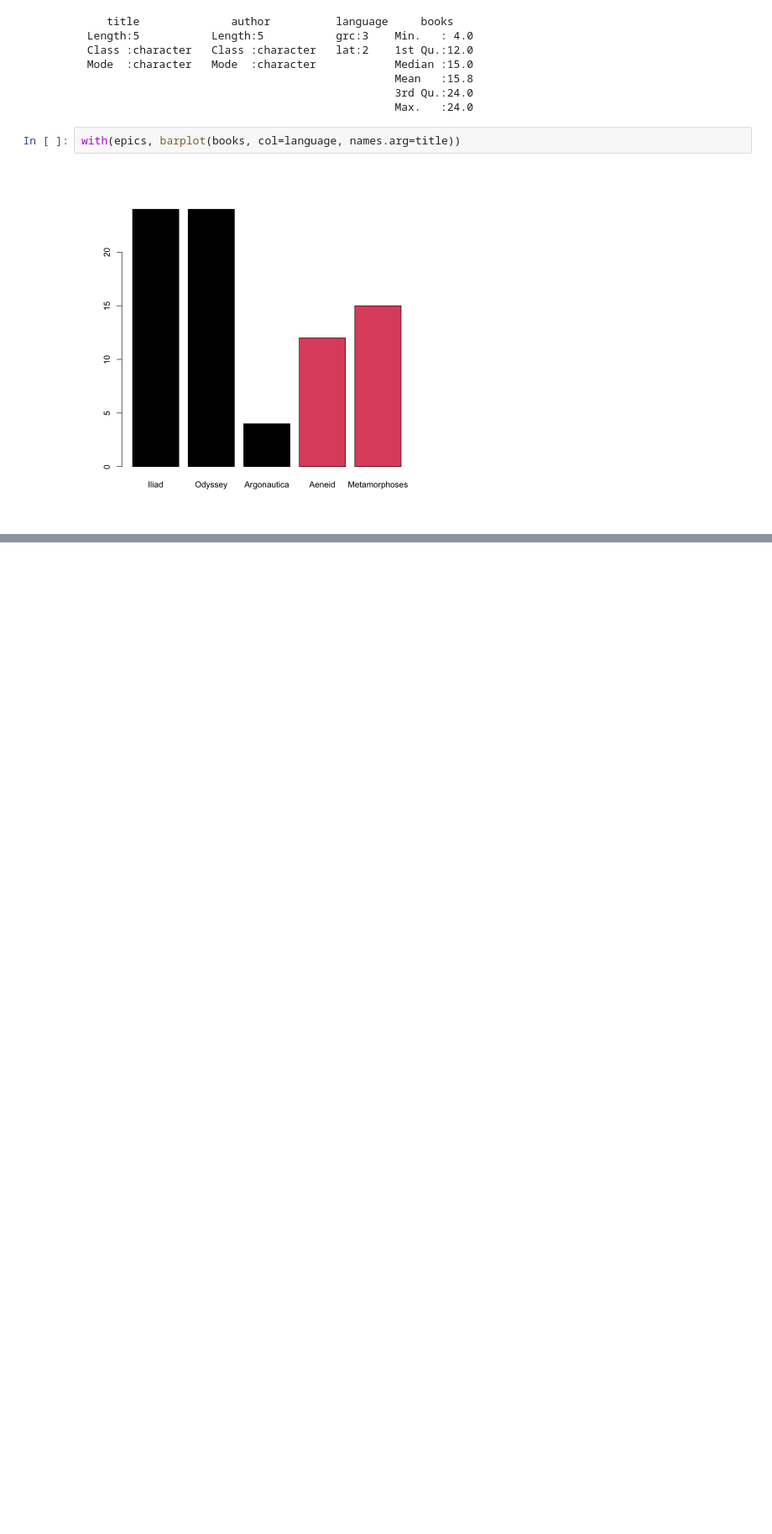
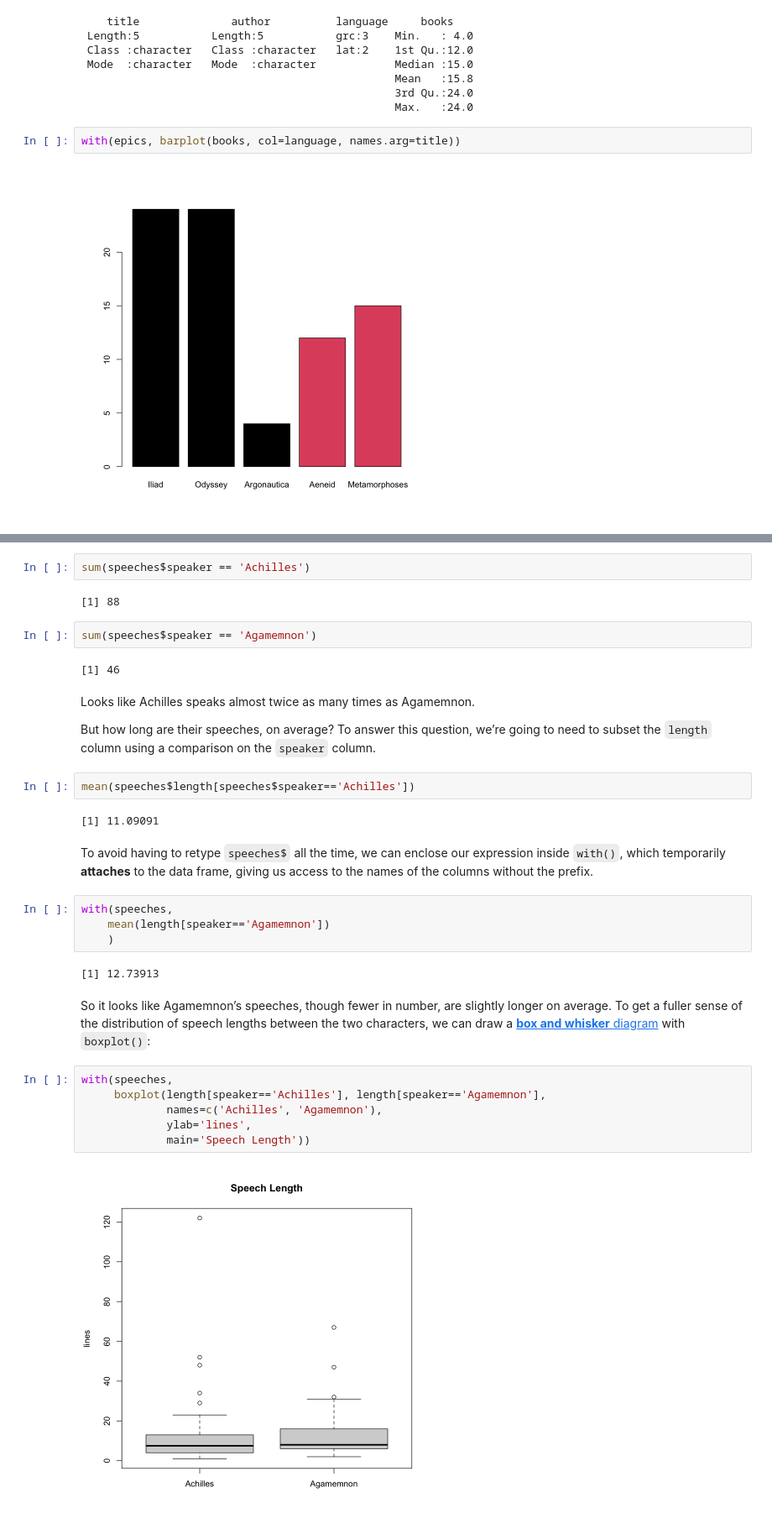
Before and after one commit to cwf2/rostock_r, a Jupyter notebook: 1 - Introduction.ipynb, the cells around one changed output, grey strips where cells are left out. Shown: that part at 84% size. Saved outputs shown, nothing was run; the diff lists cells and outputs as text; blank space fills up the shorter version.

```diff
--- a/1 - Introduction.ipynb
+++ b/1 - Introduction.ipynb
@@ -874,0 +951,34 @@ A data.frame: 698 × 12
+# %%
+sum(speeches$speaker == 'Achilles')
+# %% [output]
+[1] 88
+# %%
+sum(speeches$speaker == 'Agamemnon')
+# %% [output]
+[1] 46
+# %% [markdown]
+Looks like Achilles speaks almost twice as many times as Agamemnon.
+
+But how long are their speeches, on average? To answer this question, we’re going to need to subset the `length` column using a comparison on the `speaker` column.
+# %%
+mean(speeches$length[speeches$speaker=='Achilles'])
+# %% [output]
+[1] 11.09091
+# %% [markdown]
+To avoid having to retype `speeches$` all the time, we can enclose our expression inside `with()`, which temporarily **attaches** to the data frame, giving us access to the names of the columns without the prefix.
+# %%
+with(speeches,
+    mean(length[speaker=='Agamemnon'])
+    )
+# %% [output]
+[1] 12.73913
+# %% [markdown]
+So it looks like Agamemnon’s speeches, though fewer in number, are slightly longer on average. To get a fuller sense of the distribution of speech lengths between the two characters, we can draw a [**box and whisker** diagram](https://en.wikipedia.org/wiki/Box_plot) with `boxplot()`:
+# %%
+with(speeches,
+     boxplot(length[speaker=='Achilles'], length[speaker=='Agamemnon'],
+             names=c('Achilles', 'Agamemnon'),
+             ylab='lines',
+             main='Speech Length'))
+# %% [output]
+[figure, added]
```
Also changed, not shown: parts of 25 cells of this notebook.
